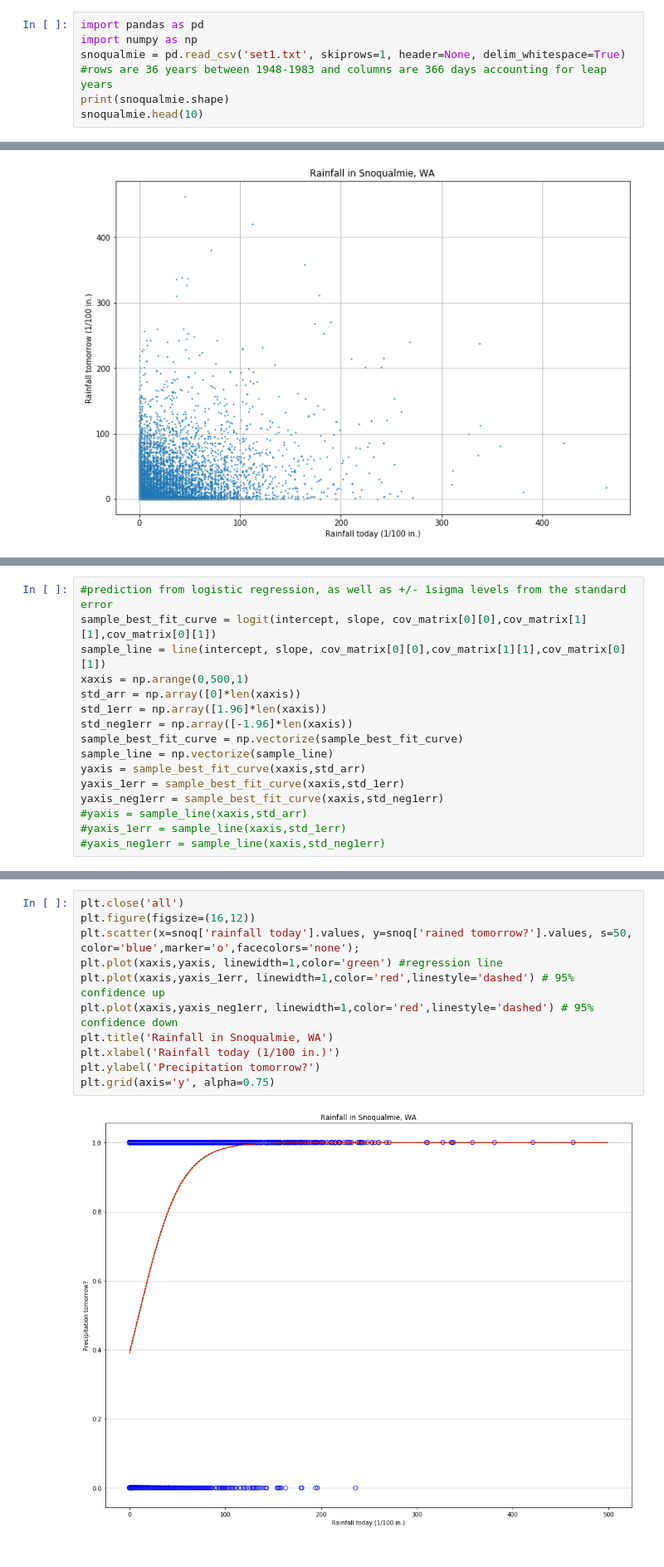
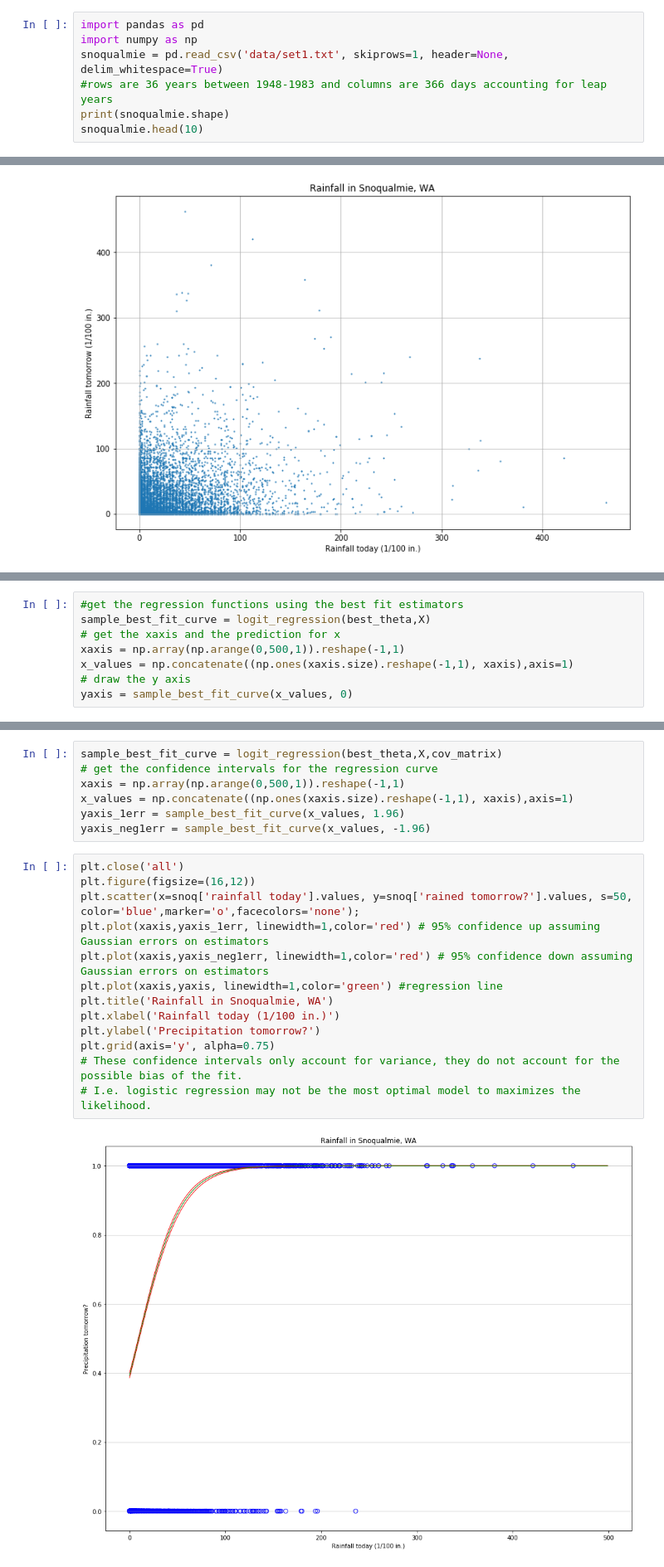
Before and after one commit to bhaney/snoq_rainfall, a Jupyter notebook: snoqualmie_rainfall_prediction.ipynb, the cells around one changed output, grey strips where cells are left out. Shown at 83% size. Cells and saved outputs as stored; diff of their text form.

```diff
--- a/snoqualmie_rainfall_prediction.ipynb
+++ b/snoqualmie_rainfall_prediction.ipynb
@@ -1,7 +1,7 @@
 # %%
 import pandas as pd
 import numpy as np
-snoqualmie = pd.read_csv('set1.txt', skiprows=1, header=None, delim_whitespace=True)
+snoqualmie = pd.read_csv('data/set1.txt', skiprows=1, header=None, delim_whitespace=True)
 #rows are 36 years between 1948-1983 and columns are 366 days accounting for leap years
 print(snoqualmie.shape)
 snoqualmie.head(10)
@@ -141,0 +187,8 @@ intercept: -0.4363497131636058, slope: 0.04538765658043042
+# %%
+#get the regression functions using the best fit estimators
+sample_best_fit_curve = logit_regression(best_theta,X)
+# get the xaxis and the prediction for x
+xaxis = np.array(np.arange(0,500,1)).reshape(-1,1)
+x_values = np.concatenate((np.ones(xaxis.size).reshape(-1,1), xaxis),axis=1)
+# draw the y axis
+yaxis = sample_best_fit_curve(x_values, 0)
@@ -183,16 +230,0 @@ std_dev b: 0.010797769973154427
-# %%
-#prediction from logistic regression, as well as +/- 1sigma levels from the standard error
-sample_best_fit_curve = logit(intercept, slope, cov_matrix[0][0],cov_matrix[1][1],cov_matrix[0][1])
-sample_line = line(intercept, slope, cov_matrix[0][0],cov_matrix[1][1],cov_matrix[0][1])
-xaxis = np.arange(0,500,1)
-std_arr = np.array([0]*len(xaxis))
-std_1err = np.array([1.96]*len(xaxis))
-std_neg1err = np.array([-1.96]*len(xaxis))
-sample_best_fit_curve = np.vectorize(sample_best_fit_curve)
-sample_line = np.vectorize(sample_line)
-yaxis = sample_best_fit_curve(xaxis,std_arr)
-yaxis_1err = sample_best_fit_curve(xaxis,std_1err)
-yaxis_neg1err = sample_best_fit_curve(xaxis,std_neg1err)
-#yaxis = sample_line(xaxis,std_arr)
-#yaxis_1err = sample_line(xaxis,std_1err)
-#yaxis_neg1err = sample_line(xaxis,std_neg1err)
@@ -199,13 +253,22 @@ yaxis_neg1err = sample_best_fit_curve(xaxis,std_neg1err)
+# %%
+sample_best_fit_curve = logit_regression(best_theta,X,cov_matrix)
+# get the confidence intervals for the regression curve
+xaxis = np.array(np.arange(0,500,1)).reshape(-1,1)
+x_values = np.concatenate((np.ones(xaxis.size).reshape(-1,1), xaxis),axis=1)
+yaxis_1err = sample_best_fit_curve(x_values, 1.96)
+yaxis_neg1err = sample_best_fit_curve(x_values, -1.96)
 # %%
 plt.close('all')
 plt.figure(figsize=(16,12))
 plt.scatter(x=snoq['rainfall today'].values, y=snoq['rained tomorrow?'].values, s=50, color='blue',marker='o',facecolors='none');
+plt.plot(xaxis,yaxis_1err, linewidth=1,color='red') # 95% confidence up assuming Gaussian errors on estimators
+plt.plot(xaxis,yaxis_neg1err, linewidth=1,color='red') # 95% confidence down assuming Gaussian errors on estimators
 plt.plot(xaxis,yaxis, linewidth=1,color='green') #regression line
-plt.plot(xaxis,yaxis_1err, linewidth=1,color='red',linestyle='dashed') # 95% confidence up
-plt.plot(xaxis,yaxis_neg1err, linewidth=1,color='red',linestyle='dashed') # 95% confidence down
 plt.title('Rainfall in Snoqualmie, WA')
 plt.xlabel('Rainfall today (1/100 in.)')
 plt.ylabel('Precipitation tomorrow?')
 plt.grid(axis='y', alpha=0.75)
+# These confidence intervals only account for variance, they do not account for the possible bias of the fit.
+# I.e. logistic regression may not be the most optimal model to maximizes the likelihood.
 # %% [output]
-[figure, old version]
+[figure, new version]
```
Also changed, not shown: parts of 12 cells of this notebook, 1 other file.
